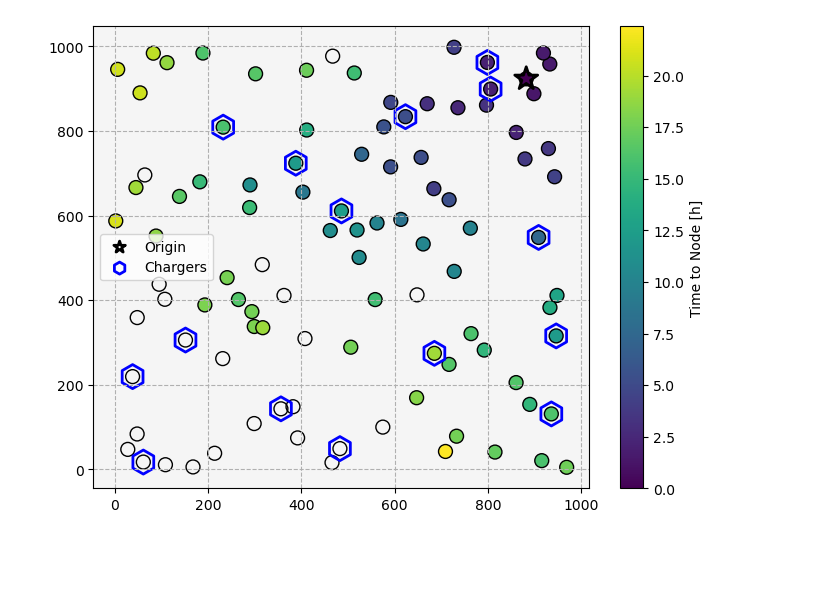
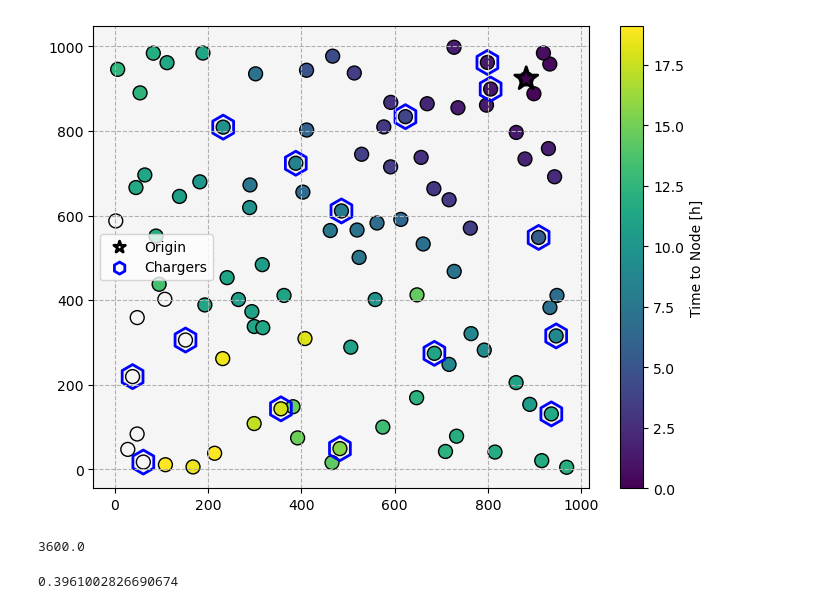
Before and after one commit to airabino/charger_network_analysis, a Jupyter notebook: Stochastic_Dijkstra.ipynb, the cells around one changed output. Saved outputs shown, nothing was run; the diff lists cells and outputs as text; code cells hidden in the pictures; blank space fills up the shorter version.

```diff
--- a/Stochastic_Dijkstra.ipynb
+++ b/Stochastic_Dijkstra.ipynb
@@ -149,14 +148,29 @@ for target, values in path_values.items():
 # %%
 deep_reload(src)
+
+path_values_avg = {}
+
+for target, values in path_values.items():
+
+    path_values_avg[target] = {}
+
+    for key, val in values.items():
+
+        path_values_avg[target][key] = src.utilities.super_quantile(val, 0, .01)
 
 fig, ax  = plt.subplots(figsize = (8,6))
 
 src.figures.dijkstra_output(
-    graph, path_values_avg, origin_nodes, [], charger_nodes, ax = ax, show_links = False)
+    graph, path_values_avg, origin_nodes, [], charger_nodes, ax = ax,
+    show_links = False, field = 'time')
 
 _ = ax.set(**{'facecolor': 'whitesmoke'})
 _ = ax.grid(ls = '--')
 
-# fig.savefig('Document/figs/parameter_factorial_11.png', bbox_inches = 'tight', dpi = 300)
+# fig.savefig('Document/figs/effect_of_charging_bev_c.png', bbox_inches = 'tight', dpi = 300)
 # %% [output]
-[figure, old version]
+[figure, new version]
+# %%
+600/(1/6)
+# %% [output]
+3600.0
@@ -162,0 +292,15 @@ _ = ax.grid(ls = '--')
+# %%
+deep_reload(src)
+
+t0 = time.time()
+path_expectations, path_values, _ = src.routing.dijkstra(
+    graph,
+    origin_nodes,
+    destinations = [],
+    states = states,
+    constraints = constraints,
+    objectives = objectives,
+)
+time.time() - t0
+# %% [output]
+0.3961002826690674
```
Also changed, not shown: parts of 6 cells of this notebook, 16 other files.
